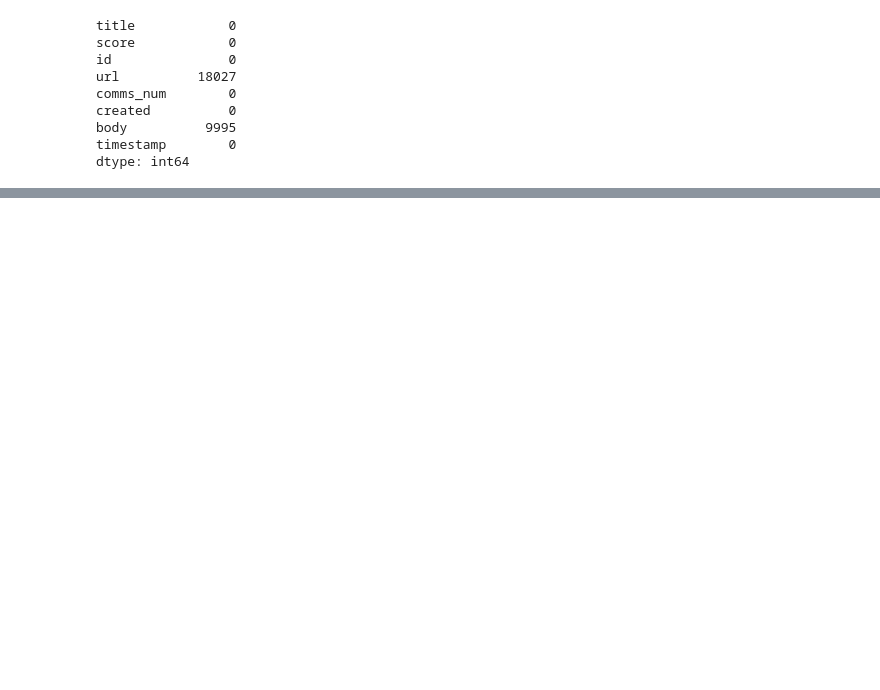
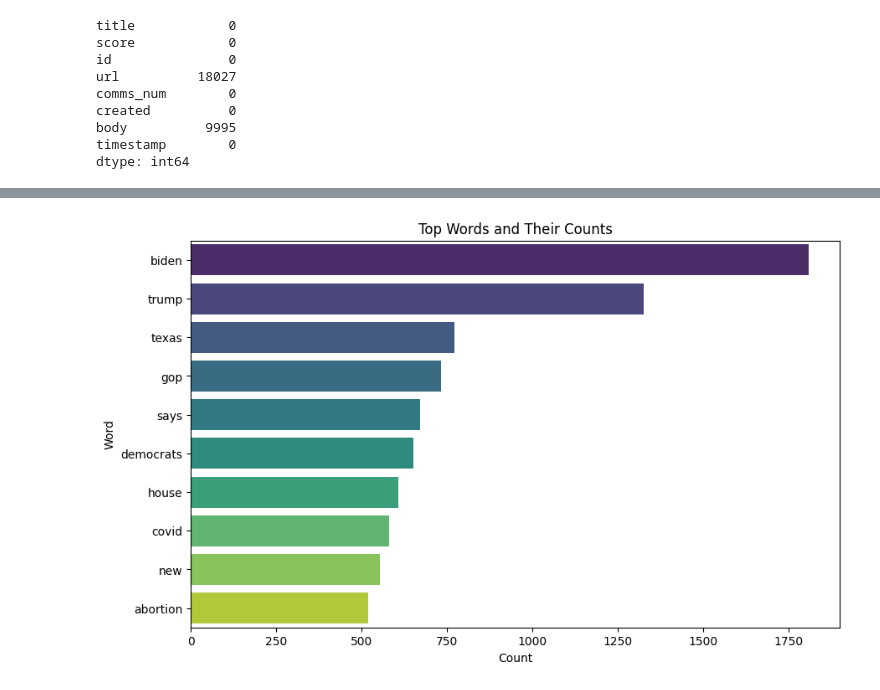
Before and after one commit to soham-bhagwat/Data-Analysis-EDA, a Jupyter notebook: politics-subreddit-eda.ipynb, the cells around one changed output, grey strips where cells are left out. Drawn from its saved outputs; the diff is of its cells as text; code cells hidden in the pictures; blank space fills up the shorter version.

```diff
--- a/politics-subreddit-eda.ipynb
+++ b/politics-subreddit-eda.ipynb
@@ -36,0 +48,3 @@ dtype: int64
+# %%
+data = df[['date', 'title']]
+data.head()
@@ -36,0 +58,43 @@ dtype: int64
+# %%
+from sklearn.feature_extraction.text import CountVectorizer
+from sklearn.feature_extraction import text
+import re
+import seaborn as sns
+import matplotlib.pyplot as plt
+
+def custom_tokenizer(text):
+    # Define the word you want to exclude
+    exclude_word = 'comment'
+    # Use a regular expression to tokenize the text
+    tokens = re.findall(r'\b\w+\b', text.lower())
+    # Exclude the specific word
+    return [word for word in tokens if len(word) > 1 and word != exclude_word]
+
+count_vectorizer  = CountVectorizer(stop_words = 'english',
+                                    tokenizer=custom_tokenizer)
+# %%
+def top_n_words(top_n, count_vectorizer, data):
+    vec_titles = count_vectorizer.fit_transform(data)
+    vec_total = np.sum(vec_titles, axis = 0)
+    word_indices = np.flip(np.argsort(vec_total)[0, :],1)
+    word_values = np.flip(np.sort(vec_total)[0, :], 1)
+
+    word_vectors = np.zeros((top_n, vec_titles.shape[1]))
+
+    for i in range(top_n):
+        word_vectors[i, word_indices[0,i]] = 1
+
+    words = [word[0].encode('ascii').decode('utf-8')
+            for word in count_vectorizer.inverse_transform(word_vectors)]
+
+    return (words, word_values[0, :top_n].tolist()[0])
+# %%
+words, word_count = top_n_words(top_n = 10, count_vectorizer = count_vectorizer, data = data.title)
+plt.figure(figsize=(10, 6))
+sns.barplot(x=word_count, y=words, palette='viridis')
+plt.xlabel('Count')
+plt.ylabel('Word')
+plt.title('Top Words and Their Counts')
+plt.show()
+# %% [output]
+[figure, added]
```
Also changed, not shown: parts of 2 cells of this notebook.
